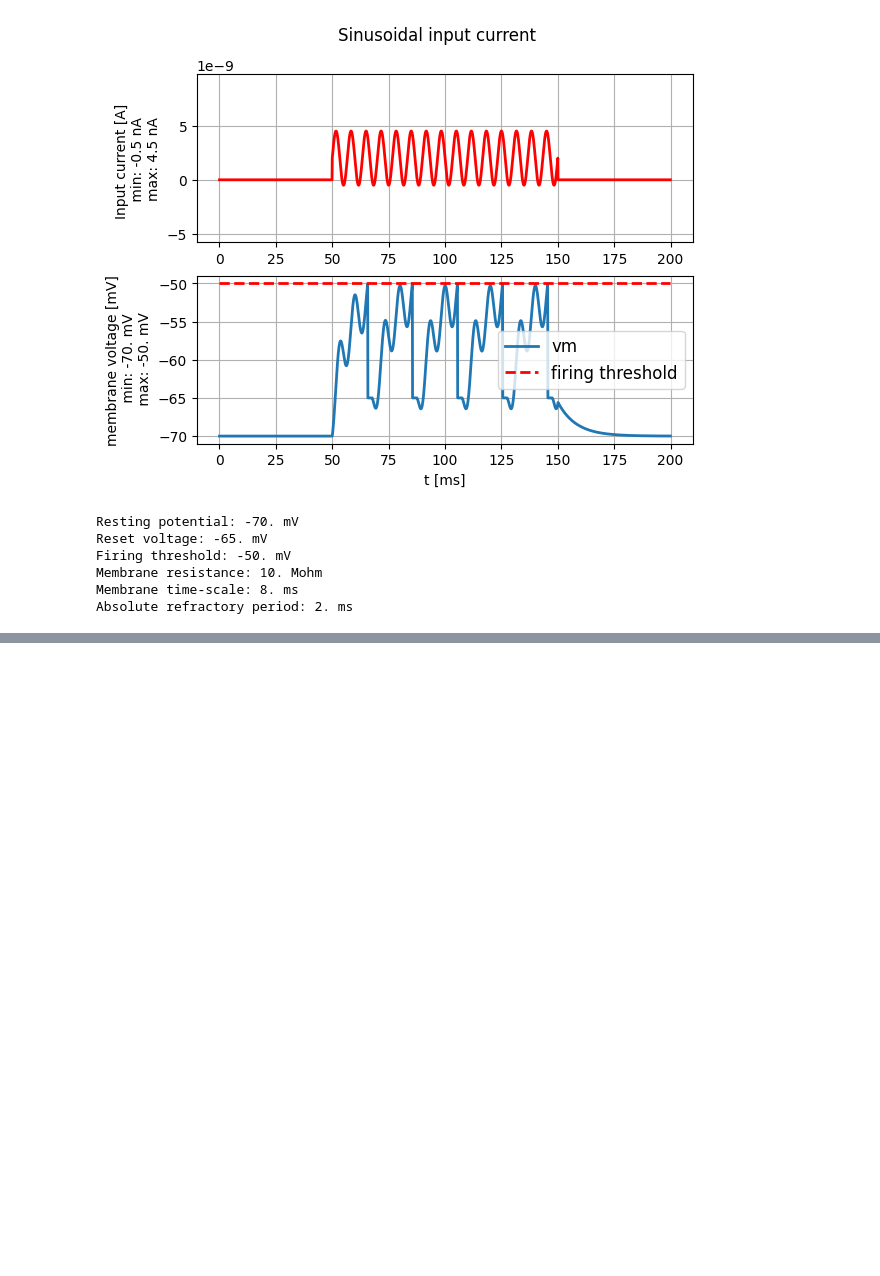
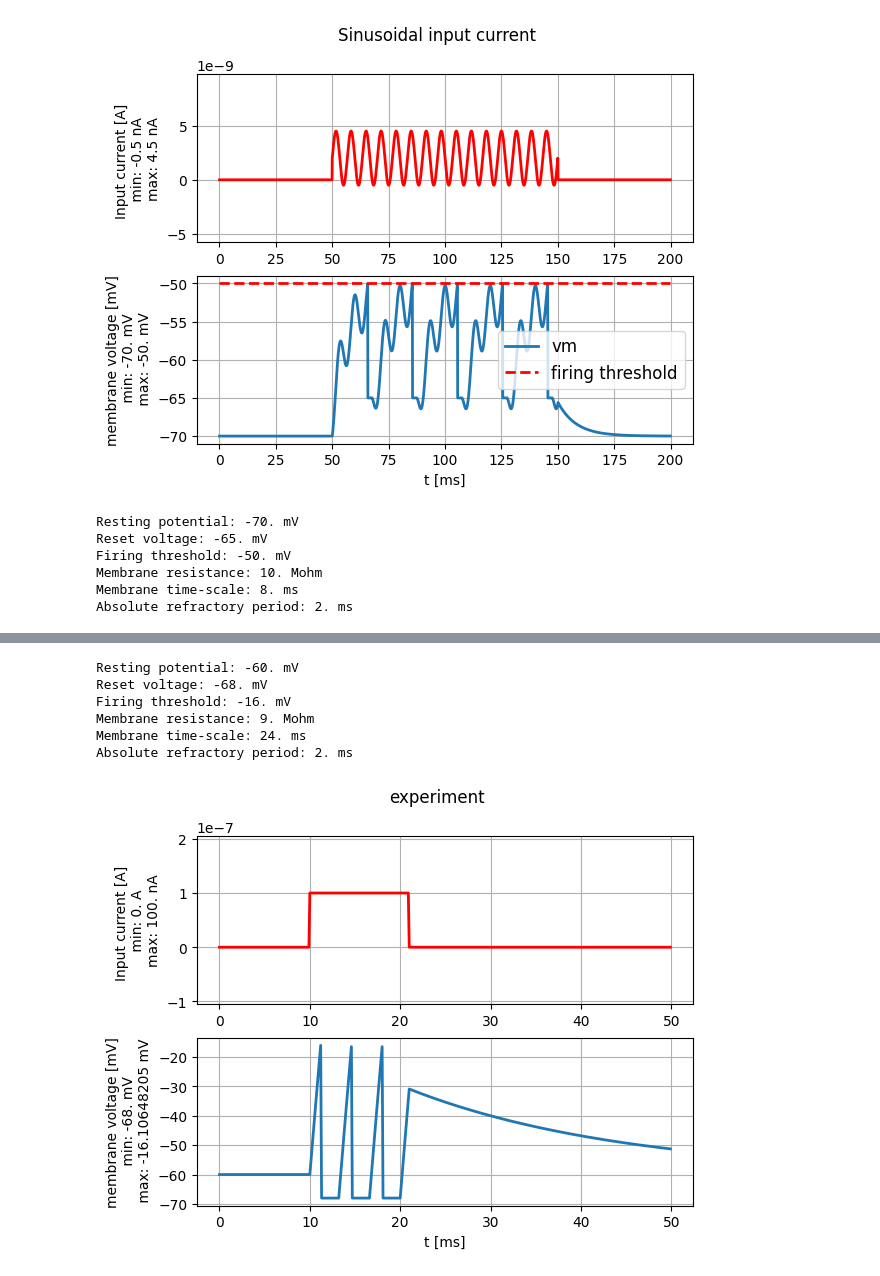
Before and after one commit to HyunsuLee/neural_dynamic_tutorial, a Jupyter notebook: tuto1.ipynb, the cells around one changed output, grey strips where cells are left out. Saved outputs shown, nothing was run; the diff lists cells and outputs as text; code cells hidden in the pictures; blank space fills up the shorter version.

```diff
--- a/tuto1.ipynb
+++ b/tuto1.ipynb
@@ -55,0 +83,24 @@ nr of spikes: 4
+# %%
+# get a random parameter. provide a random seed to have a reproducible experiment
+random_parameters = LIF.get_random_param_set(random_seed=432)
+
+# define your test current
+test_current = input_factory.get_step_current(
+    t_start=10, t_end=20, unit_time=b2.ms, amplitude= 100 * b2.namp)
+
+# probe the neuron. pass the test current AND the random params to the function
+state_monitor, spike_monitor = LIF.simulate_random_neuron(test_current, random_parameters)
+
+# plot
+plot_tools.plot_voltage_and_current_traces(state_monitor, test_current, title="experiment")
+
+# print the parameters to the console and compare with your estimates
+LIF.print_obfuscated_parameters(random_parameters)
+# %% [output]
+Resting potential: -60. mV
+Reset voltage: -68. mV
+Firing threshold: -16. mV
+Membrane resistance: 9. Mohm
+Membrane time-scale: 24. ms
+Absolute refractory period: 2. ms
+[figure, added]
```
Also changed, not shown: parts of 14 cells of this notebook.
